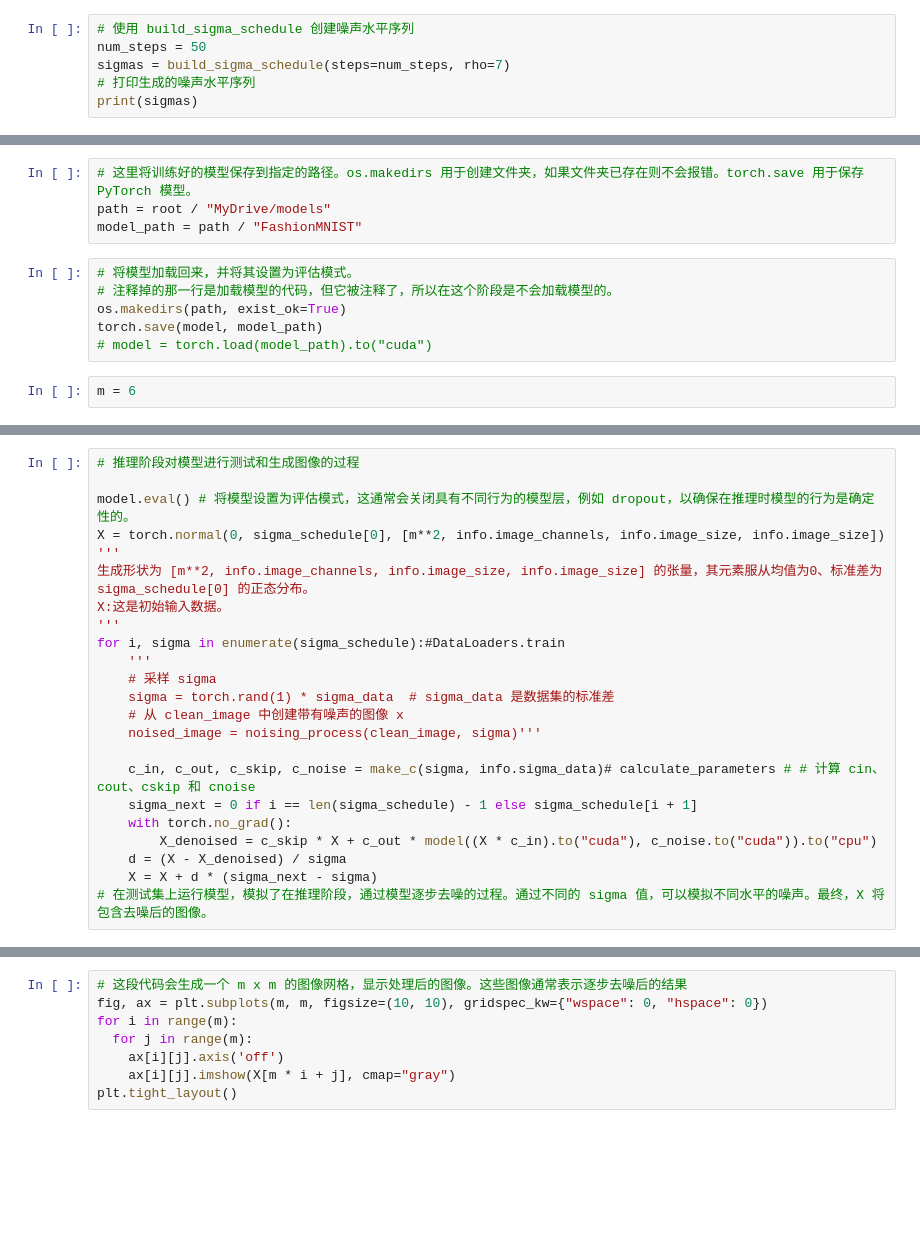
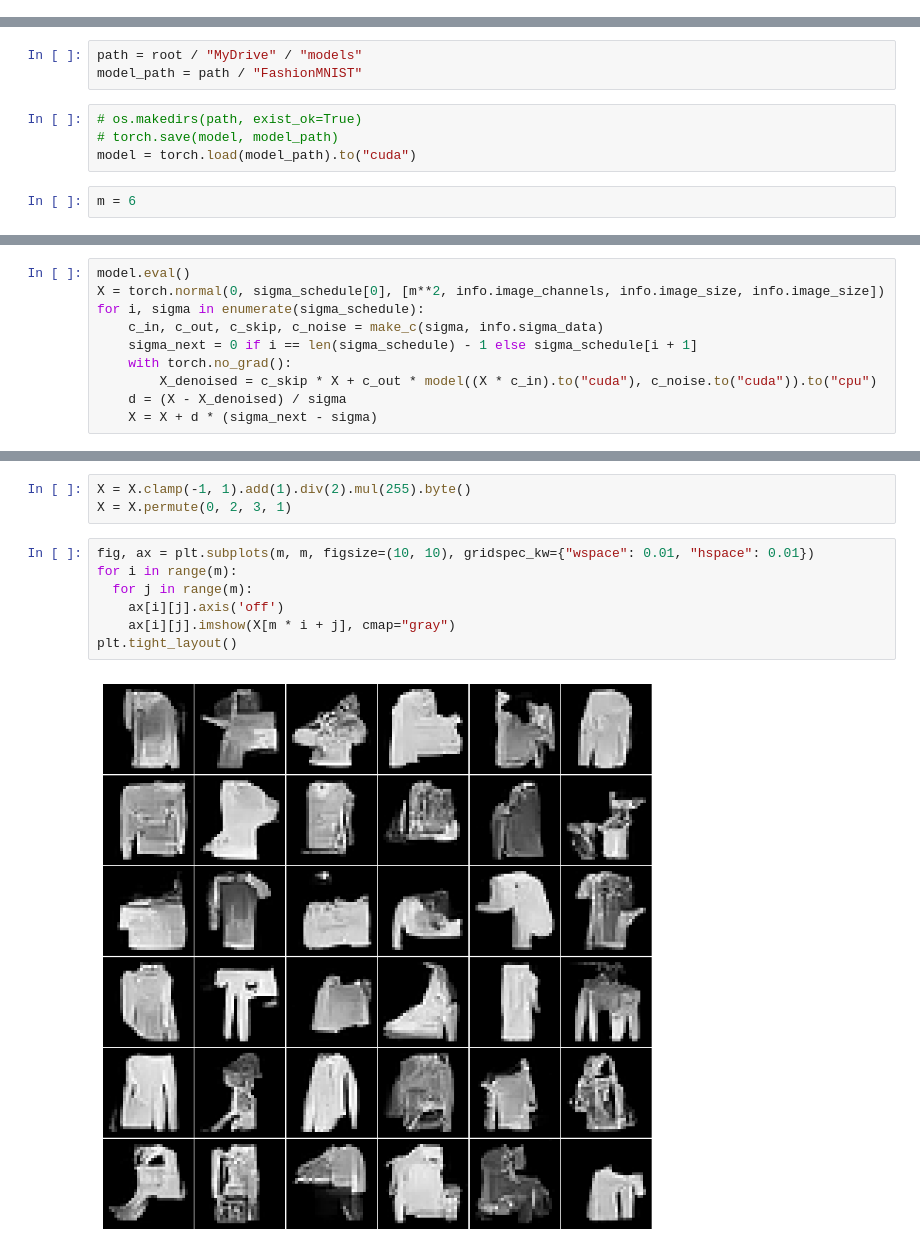
Before and after one commit to ndchikin/diffusion-model-from-scratch, a Jupyter notebook: DiffusionModelFromScratch.ipynb, the cells around one changed output, grey strips where cells are left out. Saved outputs shown, nothing was run; the diff lists cells and outputs as text; blank space fills up the shorter version.

```diff
--- a/DiffusionModelFromScratch.ipynb
+++ b/DiffusionModelFromScratch.ipynb
@@ -199,9 +148,3 @@ def build_sigma_schedule(steps, rho=7, sigma_min=2e-3, sigma_max=80):
     max_inv_rho = sigma_max ** (1 / rho)
     sigmas = (max_inv_rho + torch.linspace(0, 1, steps) * (min_inv_rho - max_inv_rho)) ** rho
     return sigmas
-# %%
-# 使用 build_sigma_schedule 创建噪声水平序列
-num_steps = 50
-sigmas = build_sigma_schedule(steps=num_steps, rho=7)
-# 打印生成的噪声水平序列
-print(sigmas)
@@ -435,12 +214,9 @@ Mounted at /content/drive
 # %%
-# 这里将训练好的模型保存到指定的路径。os.makedirs 用于创建文件夹，如果文件夹已存在则不会报错。torch.save 用于保存 PyTorch 模型。
-path = root / "MyDrive/models"
+path = root / "MyDrive" / "models"
 model_path = path / "FashionMNIST"
 # %%
-# 将模型加载回来，并将其设置为评估模式。
-# 注释掉的那一行是加载模型的代码，但它被注释了，所以在这个阶段是不会加载模型的。
-os.makedirs(path, exist_ok=True)
-torch.save(model, model_path)
-# model = torch.load(model_path).to("cuda")
+# os.makedirs(path, exist_ok=True)
+# torch.save(model, model_path)
+model = torch.load(model_path).to("cuda")
 # %%
 m = 6
@@ -451,23 +223,10 @@ NameError: ignored
 # %%
-# 推理阶段对模型进行测试和生成图像的过程
-
-model.eval() # 将模型设置为评估模式，这通常会关闭具有不同行为的模型层，例如 dropout，以确保在推理时模型的行为是确定性的。
+model.eval()
 X = torch.normal(0, sigma_schedule[0], [m**2, info.image_channels, info.image_size, info.image_size])
-'''
-生成形状为 [m**2, info.image_channels, info.image_size, info.image_size] 的张量，其元素服从均值为0、标准差为 sigma_schedule[0] 的正态分布。
-X:这是初始输入数据。
-'''
-for i, sigma in enumerate(sigma_schedule):#DataLoaders.train
-    '''
-    # 采样 sigma
-    sigma = torch.rand(1) * sigma_data  # sigma_data 是数据集的标准差
-    # 从 clean_image 中创建带有噪声的图像 x
-    noised_image = noising_process(clean_image, sigma)'''
-
-    c_in, c_out, c_skip, c_noise = make_c(sigma, info.sigma_data)# calculate_parameters # # 计算 cin、cout、cskip 和 cnoise
+for i, sigma in enumerate(sigma_schedule):
+    c_in, c_out, c_skip, c_noise = make_c(sigma, info.sigma_data)
     sigma_next = 0 if i == len(sigma_schedule) - 1 else sigma_schedule[i + 1]
     with torch.no_grad():
         X_denoised = c_skip * X + c_out * model((X * c_in).to("cuda"), c_noise.to("cuda")).to("cpu")
     d = (X - X_denoised) / sigma
     X = X + d * (sigma_next - sigma)
-# 在测试集上运行模型，模拟了在推理阶段，通过模型逐步去噪的过程。通过不同的 sigma 值，可以模拟不同水平的噪声。最终，X 将包含去噪后的图像。
@@ -487,8 +233,12 @@ X = X.permute(0, 2, 3, 1) # permute(0, 2, 3, 1): 改变张量的维度顺序，
+# %%
+X = X.clamp(-1, 1).add(1).div(2).mul(255).byte()
+X = X.permute(0, 2, 3, 1)
 # %%
-# 这段代码会生成一个 m x m 的图像网格，显示处理后的图像。这些图像通常表示逐步去噪后的结果
-fig, ax = plt.subplots(m, m, figsize=(10, 10), gridspec_kw={"wspace": 0, "hspace": 0})
+fig, ax = plt.subplots(m, m, figsize=(10, 10), gridspec_kw={"wspace": 0.01, "hspace": 0.01})
 for i in range(m):
   for j in range(m):
     ax[i][j].axis('off')
     ax[i][j].imshow(X[m * i + j], cmap="gray")
 plt.tight_layout()
+# %% [output]
+[figure, added]
```
Also changed, not shown: parts of 45 cells of this notebook.
